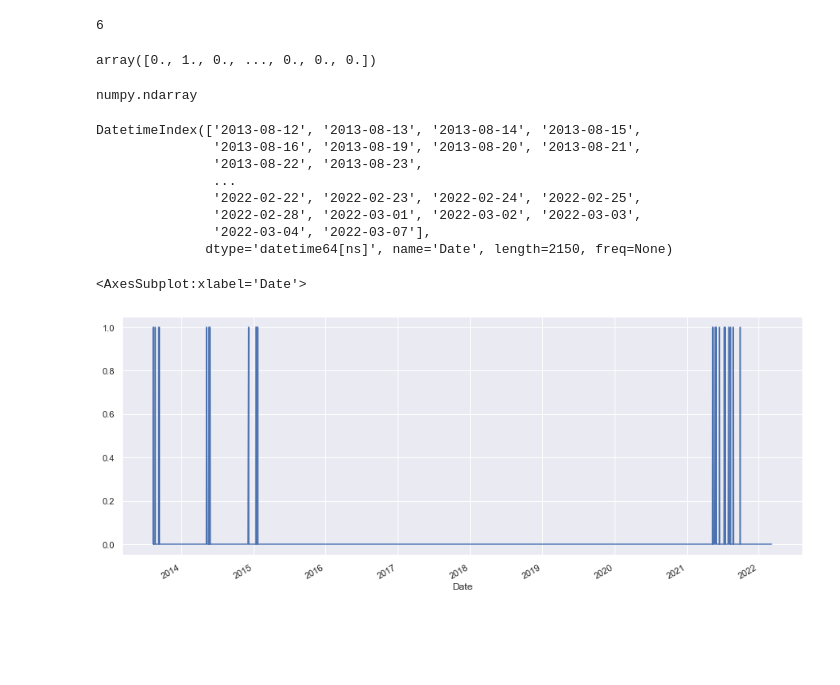
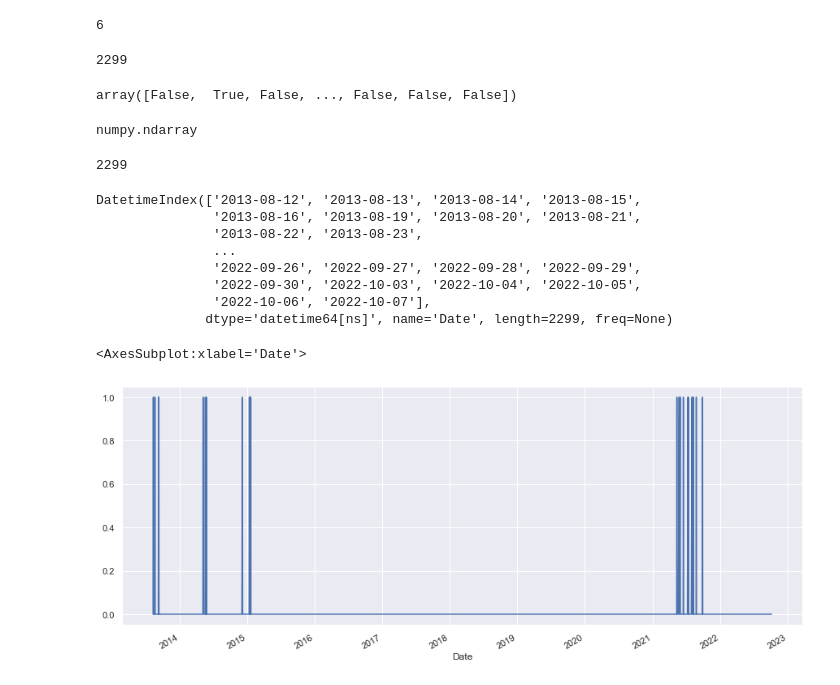
Before and after one commit to mathieugouin/tradesim, a Jupyter notebook: tradesim_notebook.ipynb, the cells around one changed output. Saved outputs shown, nothing was run; the diff lists cells and outputs as text; code cells hidden in the pictures; blank space fills up the shorter version.

```diff
--- a/tradesim_notebook.ipynb
+++ b/tradesim_notebook.ipynb
@@ -191,2 +292,0 @@ True
-# %%
-db.update_all_symbols()
@@ -427,6 +604,6 @@ dfa[(~dfa.isna().any(1))].plot()
 # %%
 # Plot normalized data from valid
-dfn = fu.normalize_data_frame(dfa[(~dfa.isna().any(1))])
+dfn = fu.normalize_data_frame(dfa[(dfa.notna().all(1))])
 dfn.plot()
 # %% [output]
 <AxesSubplot:xlabel='Date'>
@@ -498,16 +675,24 @@ dtype: float64
 len(_)
 # %% [output]
 6
+# %%
+len(dfn['XEF.TO'])
+# %% [output]
+2299
 # %%
 x = ti.cross_over(dfn['XEF.TO'], dfn['ZCN.TO'])
 x
 # %% [output]
-array([0., 1., 0., ..., 0., 0., 0.])
+array([False,  True, False, ..., False, False, False])
 # %%
 # output is numpy array
 type(x)
 # %% [output]
 numpy.ndarray
+# %%
+len(x)
+# %% [output]
+2299
 # %%
 x1.index
 # %% [output]
@@ -515,13 +700,13 @@ DatetimeIndex(['2013-08-12', '2013-08-13', '2013-08-14', '2013-08-15',
                '2013-08-16', '2013-08-19', '2013-08-20', '2013-08-21',
                '2013-08-22', '2013-08-23',
                ...
-               '2022-02-22', '2022-02-23', '2022-02-24', '2022-02-25',
-               '2022-02-28', '2022-03-01', '2022-03-02', '2022-03-03',
-               '2022-03-04', '2022-03-07'],
-              dtype='datetime64[ns]', name='Date', length=2150, freq=None)
+               '2022-09-26', '2022-09-27', '2022-09-28', '2022-09-29',
+               '2022-09-30', '2022-10-03', '2022-10-04', '2022-10-05',
+               '2022-10-06', '2022-10-07'],
+              dtype='datetime64[ns]', name='Date', length=2299, freq=None)
 # %%
 # Can create a new series from original index
-pd.Series(x, index=x1.index).plot()
+pd.Series(x * 1, index=x1.index).plot()
 # %% [output]
 <AxesSubplot:xlabel='Date'>
-[figure, old version]
+[figure, new version]
```
Also changed, not shown: parts of 72 cells of this notebook, 18 other files.
